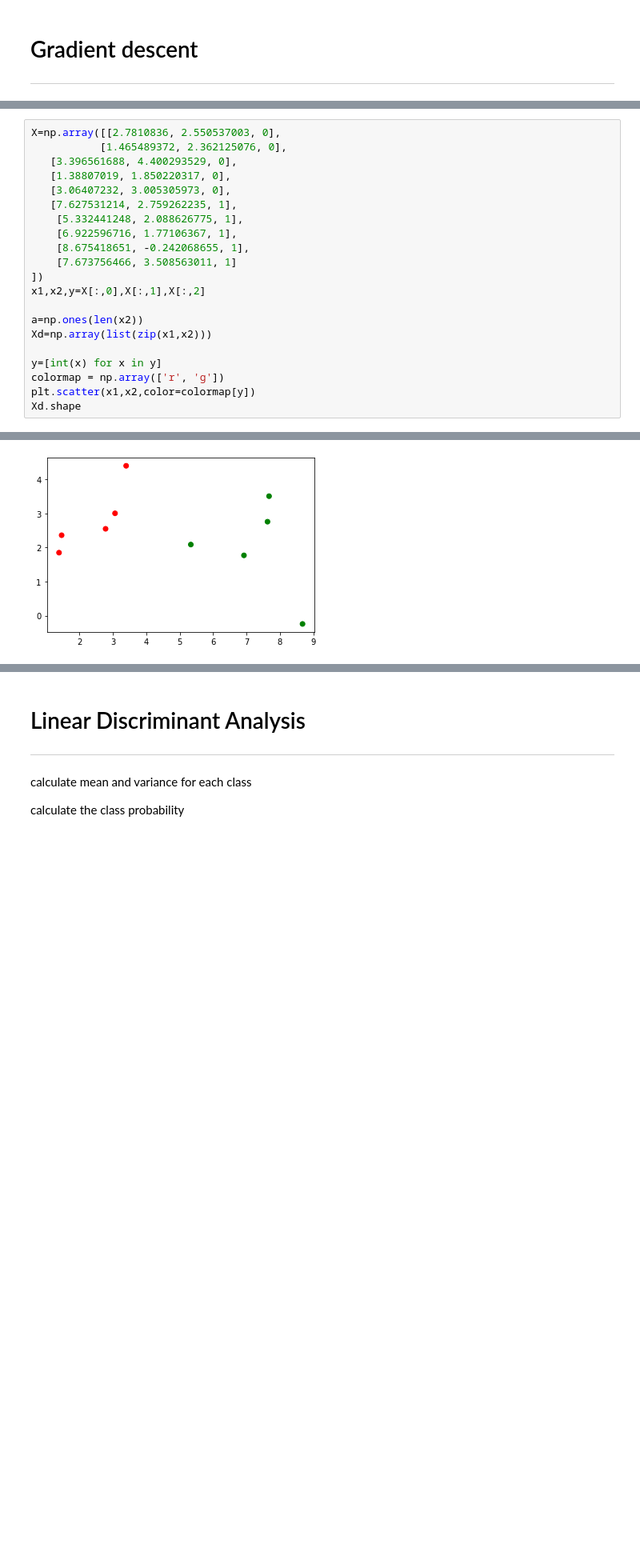
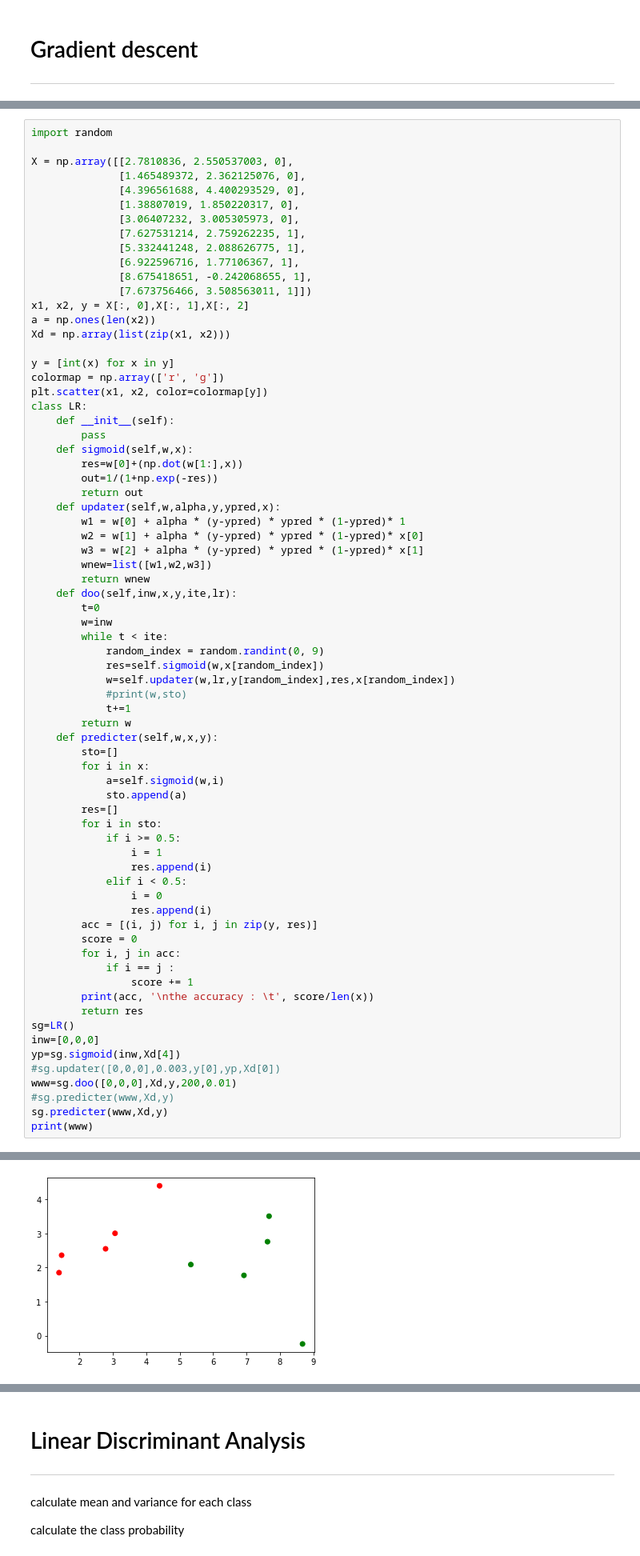
Before and after one commit to hsargoli/MyWorks, a Jupyter notebook: MLalgorithm.ipynb, the cells around one changed output, grey strips where cells are left out. Shown at 80% size. Drawn from its saved outputs; the diff is of its cells as text; blank space fills up the shorter version.

```diff
--- a/MLalgorithm.ipynb
+++ b/MLalgorithm.ipynb
@@ -112,23 +124,73 @@ Rmse(yy,basd)
 ---------
 # %%
-X=np.array([[2.7810836, 2.550537003, 0],
-           [1.465489372, 2.362125076, 0],
-   [3.396561688, 4.400293529, 0],
-   [1.38807019, 1.850220317, 0],
-   [3.06407232, 3.005305973, 0],
-   [7.627531214, 2.759262235, 1],
-    [5.332441248, 2.088626775, 1],
-    [6.922596716, 1.77106367, 1],
-    [8.675418651, -0.242068655, 1],
-    [7.673756466, 3.508563011, 1]
-])
-x1,x2,y=X[:,0],X[:,1],X[:,2]
+import random
 
-a=np.ones(len(x2))
-Xd=np.array(list(zip(x1,x2)))
+X = np.array([[2.7810836, 2.550537003, 0],
+              [1.465489372, 2.362125076, 0],
+              [4.396561688, 4.400293529, 0],
+              [1.38807019, 1.850220317, 0],
+              [3.06407232, 3.005305973, 0],
+              [7.627531214, 2.759262235, 1],
+              [5.332441248, 2.088626775, 1],
+              [6.922596716, 1.77106367, 1],
+              [8.675418651, -0.242068655, 1],
+              [7.673756466, 3.508563011, 1]])
+x1, x2, y = X[:, 0],X[:, 1],X[:, 2]
+a = np.ones(len(x2))
+Xd = np.array(list(zip(x1, x2)))
 
-y=[int(x) for x in y]
+y = [int(x) for x in y]
 colormap = np.array(['r', 'g'])
-plt.scatter(x1,x2,color=colormap[y])
-Xd.shape
+plt.scatter(x1, x2, color=colormap[y])
+class LR:
+    def __init__(self):
+        pass
+    def sigmoid(self,w,x):
+        res=w[0]+(np.dot(w[1:],x))
+        out=1/(1+np.exp(-res))
+        return out
+    def updater(self,w,alpha,y,ypred,x):
+        w1 = w[0] + alpha * (y-ypred) * ypred * (1-ypred)* 1
+        w2 = w[1] + alpha * (y-ypred) * ypred * (1-ypred)* x[0]
+        w3 = w[2] + alpha * (y-ypred) * ypred * (1-ypred)* x[1]
+        wnew=list([w1,w2,w3])
+        return wnew
+    def doo(self,inw,x,y,ite,lr):
+        t=0
+        w=inw
+        while t < ite:
+            random_index = random.randint(0, 9)
+            res=self.sigmoid(w,x[random_index])
+            w=self.updater(w,lr,y[random_index],res,x[random_index])
+            #print(w,sto)
+            t+=1
+        return w
+    def predicter(self,w,x,y):
+        sto=[]
+        for i in x:
+            a=self.sigmoid(w,i)
+            sto.append(a)
+        res=[]
+        for i in sto:
+            if i >= 0.5:
+                i = 1
+                res.append(i)
+            elif i < 0.5:
+                i = 0
+                res.append(i)
+        acc = [(i, j) for i, j in zip(y, res)]
+        score = 0
+        for i, j in acc:
+            if i == j :
+                score += 1
+        print(acc, '\nthe accuracy : \t', score/len(x))
+        return res
+sg=LR()
+inw=[0,0,0]
+yp=sg.sigmoid(inw,Xd[4])
+#sg.updater([0,0,0],0.003,y[0],yp,Xd[0])
+www=sg.doo([0,0,0],Xd,y,200,0.01)
+#sg.predicter(www,Xd,y)
+sg.predicter(www,Xd,y)
+print(www)
 # %% [output]
@@ -136 +200 @@ Xd.shape
-[figure, old version]
+[figure, new version]
```
Also changed, not shown: parts of 13 cells of this notebook.
